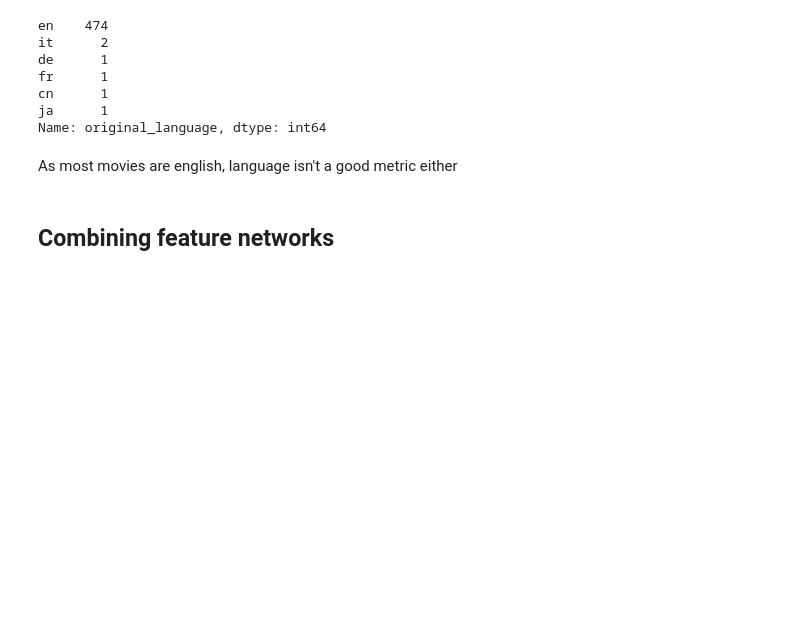
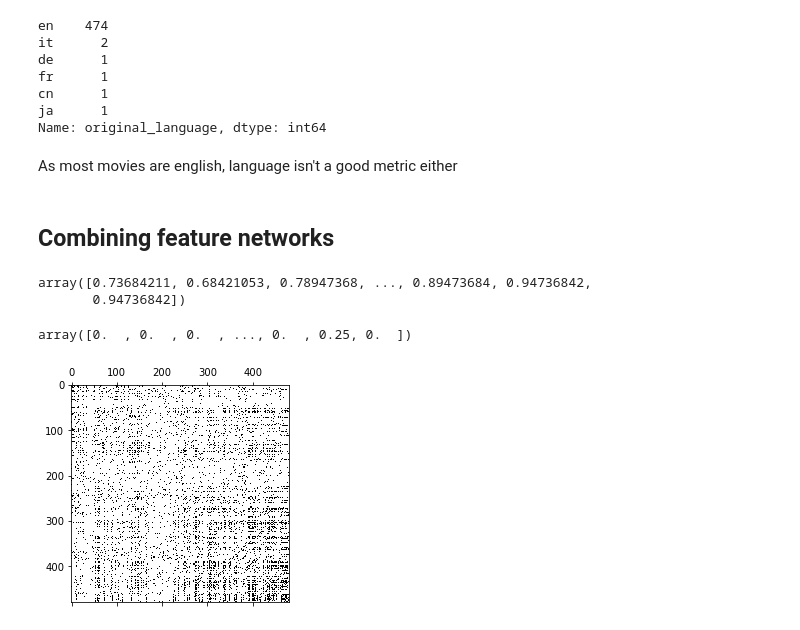
Before and after one commit to Lambo97/MovieRecommendation, a Jupyter notebook: src/movie_feature_network.ipynb, the cells around one changed output. Drawn from its saved outputs; the diff is of its cells as text; code cells hidden in the pictures; blank space fills up the shorter version.

Commit message:
combine movie features

```diff
--- a/src/movie_feature_network.ipynb
+++ b/src/movie_feature_network.ipynb
@@ -265,3 +262,22 @@ Name: original_language, dtype: int64
 As most movies are english, language isn't a good metric either
 # %% [markdown]
 ## Combining feature networks
+# %%
+genre_distances
+# %% [output]
+array([0.73684211, 0.68421053, 0.78947368, ..., 0.89473684, 0.94736842,
+       0.94736842])
+# %%
+keyword_distances
+# %% [output]
+array([0.  , 0.  , 0.  , ..., 0.  , 0.25, 0.  ])
+# %%
+genre_factor = 1
+keyword_factor = 5
+movie_distances = genre_factor*genre_distances + keyword_factor*keyword_distances
+# %%
+movie_adjacency = squareform(np.where(movie_distances > 0.9,1,0))
+plt.spy(movie_adjacency)
+plt.show()
+# %% [output]
+[figure, added]
```
Also changed, not shown: parts of 2 cells of this notebook, 1 other file.
